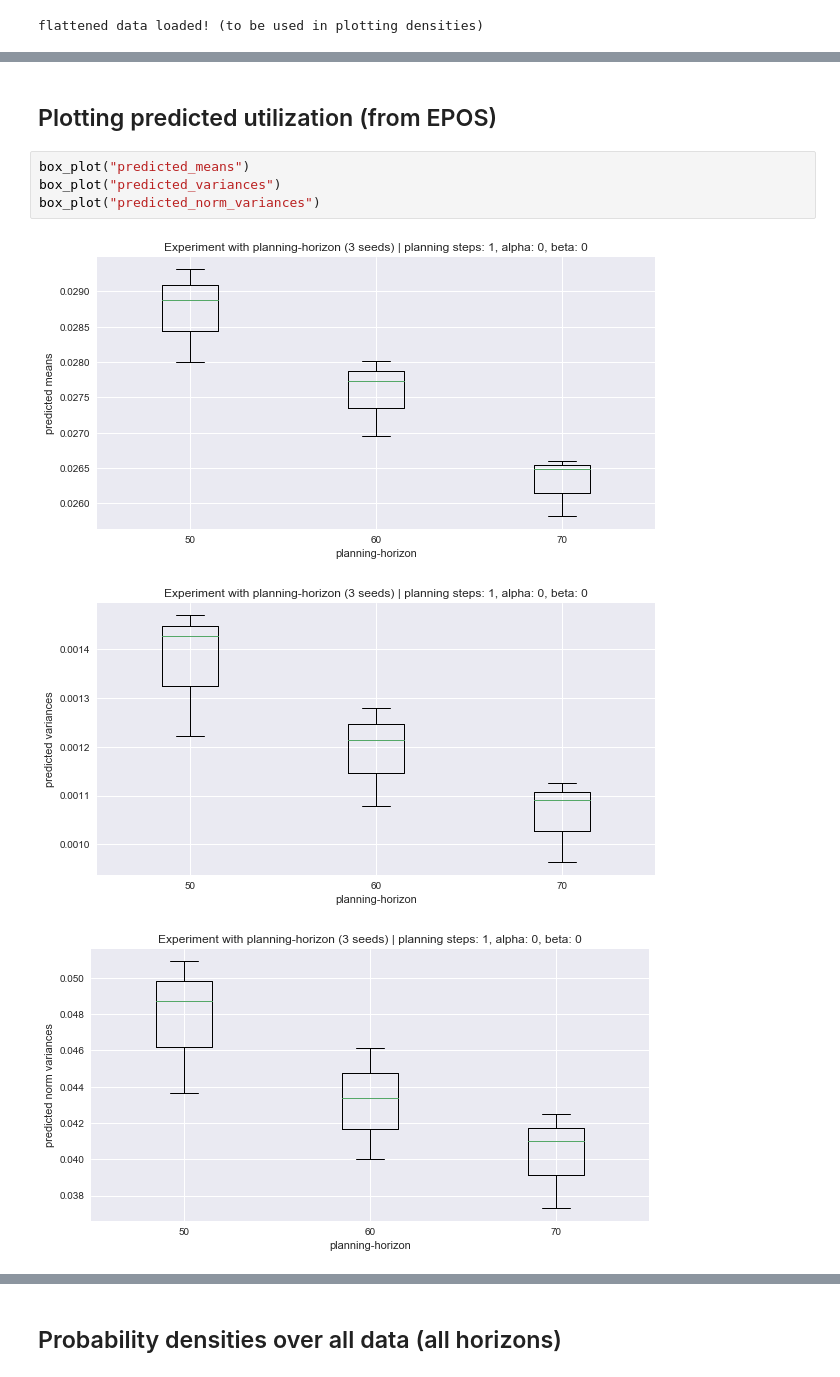
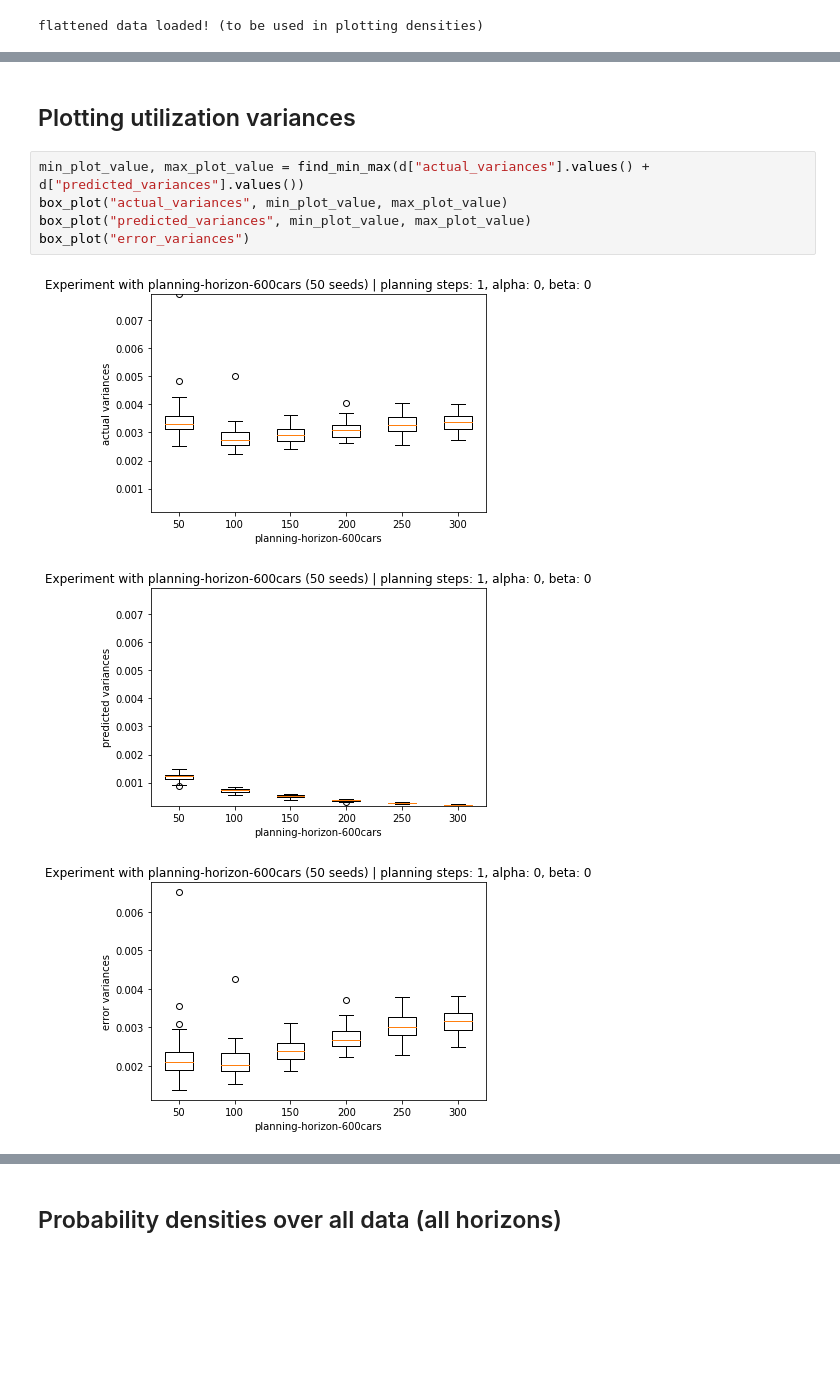
Before and after one commit to iliasger/TRAPP, a Jupyter notebook: Planning horizon experiments.ipynb, the cells around one changed output, grey strips where cells are left out. Saved outputs shown, nothing was run; the diff lists cells and outputs as text; blank space fills up the shorter version.

```diff
--- a/Planning horizon experiments.ipynb
+++ b/Planning horizon experiments.ipynb
@@ -171,11 +187,12 @@ box_plot("actual_norm_variances")
 # %% [markdown]
-## Plotting predicted utilization (from EPOS)
+## Plotting utilization variances
-# %%
-box_plot("predicted_means")
-box_plot("predicted_variances")
-box_plot("predicted_norm_variances")
-# %% [output]
-[figure, removed]
-[figure, removed]
-[figure, removed]
+# %%
+min_plot_value, max_plot_value = find_min_max(d["actual_variances"].values() + d["predicted_variances"].values())
+box_plot("actual_variances", min_plot_value, max_plot_value)
+box_plot("predicted_variances", min_plot_value, max_plot_value)
+box_plot("error_variances")
+# %% [output]
+[figure, added]
+[figure, added]
+[figure, added]
 # %% [markdown]
```
Also changed, not shown: parts of 21 cells of this notebook.
